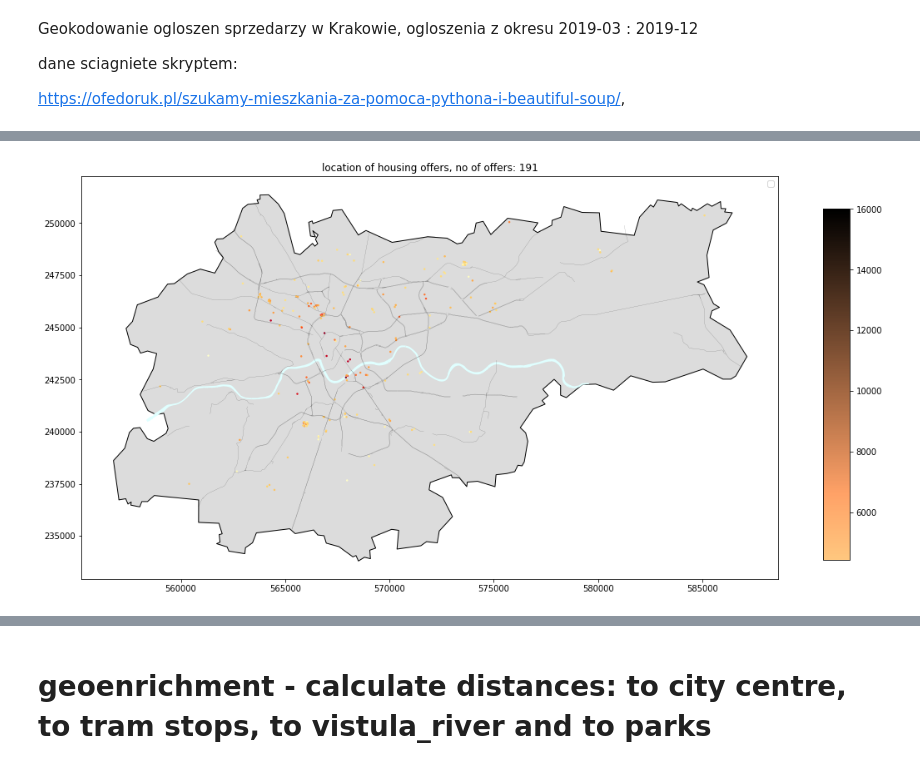
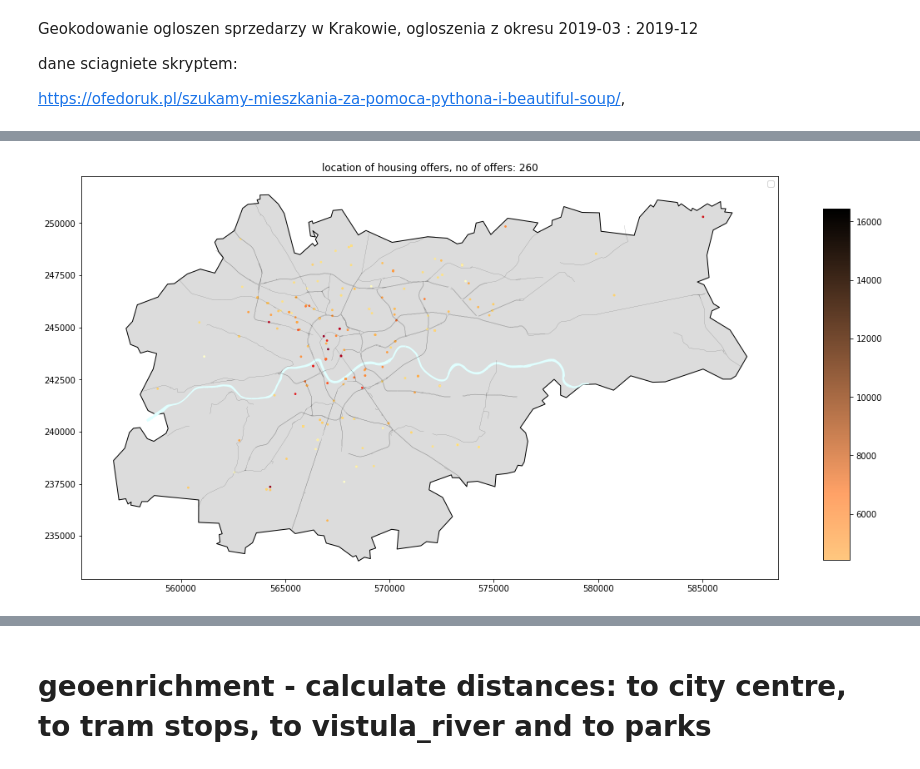
Before and after one commit to marcinszwagrzyk/Cracow_real_estate_prices, a Jupyter notebook: OTO_dom_geocoding.ipynb, the cells around one changed output, grey strips where cells are left out. Drawn from its saved outputs; the diff is of its cells as text; code cells hidden in the pictures.

```diff
--- a/OTO_dom_geocoding.ipynb
+++ b/OTO_dom_geocoding.ipynb
@@ -84,8 +100,8 @@ df_probe['opis'] = df_probe['opis'].replace(["ul.", "-", ",", "os."]," ", regex=
 
 # przypisanie ulicy
 df_probe['ulica'] = df_probe['opis'].apply(szukaj_ulicy)
-df_probe['lokator_ulica_dzielnica'] = "Kraków " +  df_probe['dzielnica'] + " " + df_probe['ulica']
+df_probe['lokator_ulica_dzielnica'] = "Kraków, " + df_probe['dzielnica'] + ", " + df_probe['ulica']
 
-display(df_probe.head(3))
+display(df_probe.head(15))
 # %% [output]
 |  | opis | dzielnica | no_rooms | cena | flat_area | price | link | data | ulica | ... |
@@ -103,17 +131,8 @@ from geopy.extra.rate_limiter import RateLimiter
 
 # 1 - conveneint function to delay between geocoding calls
 geocode = RateLimiter(locator.geocode, min_delay_seconds=1)
-
-# geokoduj1 = geokoduj(df_probe, 'lokator_all', 'opis')
-geokoduj2 = geokoduj(df_probe.loc[df_probe["ulica"].notnull()], 'lokator_ulica_dzielnica', 'ulica')
-# geokoduj3 = geokoduj(df_probe.loc[df_probe["ulica"].isnull()], 'lokator_dzielnica',' dzielnica')
-
-#located_opis = geokoduj1[0]
-located_ulice = geokoduj2[0]
-#located_dzielnice = geokoduj3[0]
-
-# merging of diffrent types of geocodings
-located = pd.concat([located_ulice])
+geokoduj2 = geokoduj(df_probe.loc[df_probe["ulica"].notnull()], 'lokator_ulica_dzielnica', 'dzielnica_ulica')
+located = geokoduj2[0]
 
 il_ogloszen = located.shape[0]
 display('we have {} geocoded offers out of all {}'.format(il_ogloszen,df_probe.shape[0]))
@@ -124,5 +143,6 @@ located['point'] = located['geo_location'].apply(lambda loc: tuple(loc.point) if
 # 4 - split point column into latitude, longitude and altitude columns
 located[['latitude', 'longitude', 'altitude']] = pd.DataFrame(located['point'].tolist(), index=located.index)
 
-located.to_csv('geokoding_20200111_085.csv')
+# 5 - save geolocated output to csv
+located.to_csv('geokoding_2020014.csv')
 # %% [output]
@@ -130,9 +150,9 @@ located.to_csv('geokoding_20200111_085.csv')
 # %%
-# machniecie o x, y zaby punkty nie byly w tych samych miejscach
-#located = pd.read_csv('c:\Users\marci\git\Cracow_housing\geokoding_20200111.csv')
+#located = pd.read_csv('c:\Users\marci\git\Cracow_housing\geokoding_20200111_085.csv')
 
-located['latitude_odch'] = located.apply(lambda x: np.random.uniform(0, 0.002), axis=1)
-located['longtitude_odch'] = located.apply(lambda x: np.random.uniform(0, 0.003), axis=1)
+# przesuniecie o x, y zaby punkty na tej samej ulicy nie byly w tych samych miejscach
+located['latitude_odch'] = located.apply(lambda x: np.random.uniform(0, 0.0025), axis=1)
+located['longtitude_odch'] = located.apply(lambda x: np.random.uniform(0, 0.0051), axis=1)
 located['latitude'] = located['latitude'] + located['latitude_odch']
 located['longitude'] = located['longitude'] + located['longtitude_odch']
 located = located.loc[located['latitude'] < 52]
@@ -154,6 +174,7 @@ gdf = gpd.GeoDataFrame(
     crs={'init':'epsg:4326'})
 
 gdf = gdf.loc[gdf['latitude'] < 50.2]
+gdf = gdf.loc[gdf['latitude'] > 49]
 gdf = gdf.loc[gdf['longitude'] <21]
 
 # reprojekcja do Panstwowego Ukladu Wspolrzednych Geodezyjnych PUWG1992
@@ -167,32 +188,32 @@ plt.rcParams['font.family'] = 'sans-serif'
 krk_border = gpd.read_file(r'shp\krk_border.shp')
 vistula = gpd.read_file(r'c:\Users\marci\git\Cracow_housing\shp\osm_vistula_92.shp')
 rds = gpd.read_file(r'c:\Users\marci\git\Cracow_housing\shp\osm_rds_92.shp')
 
 ax = krk_border.plot(color ='gainsboro', edgecolor='black')
 ax.set_title("location of housing offers, no of offers: {}".format(liczba))
 ax.legend()
 vistula.plot(ax=ax, color='lightcyan');
 rds.plot(ax=ax, color='black', linewidth = 0.1);
-gdf.plot(ax=ax, marker='o',column='price', cmap='YlOrRd', markersize=2);
+gdf.plot(ax=ax, marker='o',column='price', cmap='YlOrRd', markersize=3);
 
 # colorbar will be created by ...
 fig = ax.get_figure()
 # add colorbar axes to the figure
 # here, need trial-and-error to get [l,b,w,h] right
 # l:left, b:bottom, w:width, h:height; in normalized unit (0-1)
 cbax = fig.add_axes([0.95, 0.3, 0.03, 0.39])
 colormap = "copper_r"   # add _r to reverse the colormap
 sm = plt.cm.ScalarMappable(cmap=colormap, \
                 norm=plt.Normalize(vmin=min(gdf.price), vmax=max(gdf.price)))
 # at this stage,
 # 'cbax' is just a blank axes, with un needed labels on x and y axes
 
 # blank-out the array of the scalar mappable 'sm'
 sm._A = []
 # draw colorbar into 'cbax'
 fig.colorbar(sm, cax=cbax, format="%d")
 
 # dont use: plt.tight_layout()
 plt.show()
 # %% [output]
-[figure, old version]
+[figure, new version]
```
Also changed, not shown: parts of 8 cells of this notebook, 53 other files.
